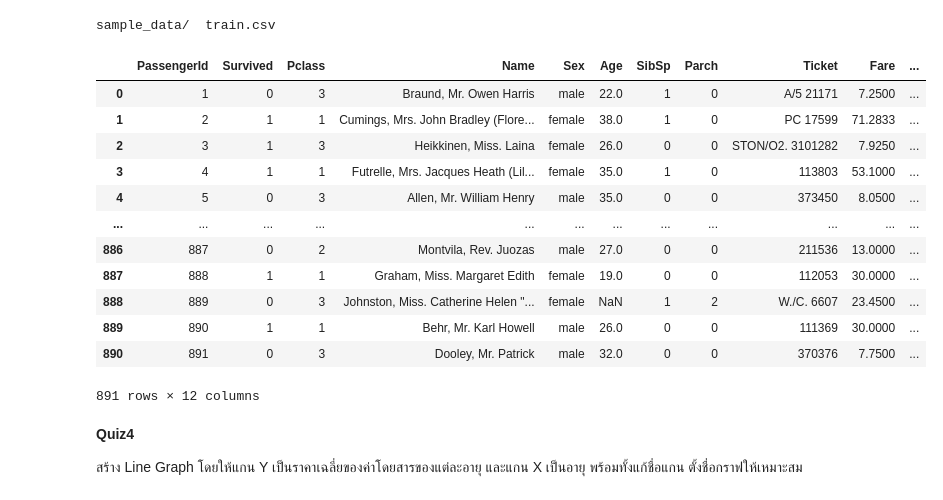
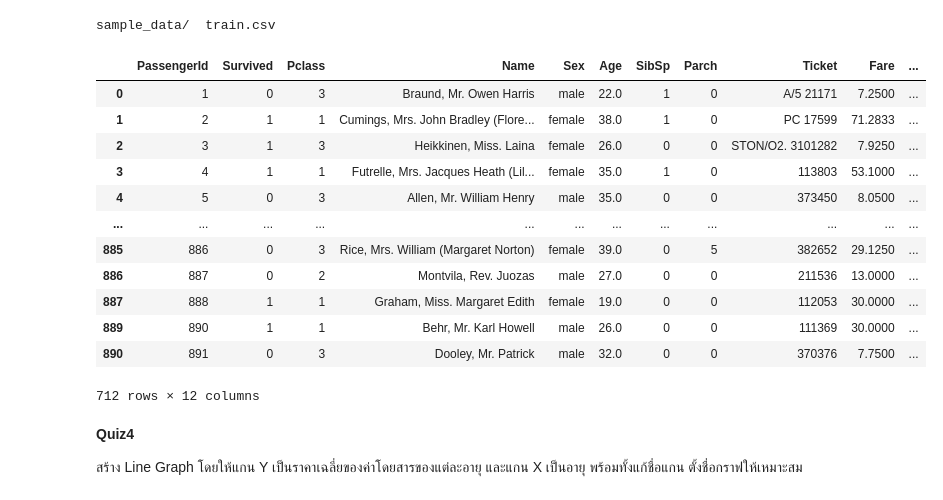
Before and after one commit to deen666/Homework_DataCamp2, a Jupyter notebook: Plotly/Plotly.ipynb, the cells around one changed output. Saved outputs shown, nothing was run; the diff lists cells and outputs as text; code cells hidden in the pictures.

```diff
--- a/Plotly/Plotly.ipynb
+++ b/Plotly/Plotly.ipynb
@@ -111,23 +111,23 @@ ls
 # %% [output]
 sample_data/  train.csv
 # %%
-df = pd.read_csv('train.csv')
-df.dropna(subset = ['Pclass', 'Sex', 'Age', 'Embarked', 'Fare', 'SibSp'])
-df
+titanic = pd.read_csv('train.csv')
+titanic.dropna(subset = ['Pclass', 'Sex', 'Age', 'Embarked', 'Fare', 'SibSp'], inplace = True)
+titanic
 # %% [output]
 |  | PassengerId | Survived | Pclass | Name | Sex | Age | SibSp | Parch | Ticket | Fare | ... |
 | 0 | 1 | 0 | 3 | Braund, Mr. Owen Harris | male | 22.0 | 1 | 0 | A/5 21171 | 7.2500 | ... |
 | 1 | 2 | 1 | 1 | Cumings, Mrs. John Bradley (Flore... | female | 38.0 | 1 | 0 | PC 17599 | 71.2833 | ... |
 | 2 | 3 | 1 | 3 | Heikkinen, Miss. Laina | female | 26.0 | 0 | 0 | STON/O2. 3101282 | 7.9250 | ... |
 | 3 | 4 | 1 | 1 | Futrelle, Mrs. Jacques Heath (Lil... | female | 35.0 | 1 | 0 | 113803 | 53.1000 | ... |
 | 4 | 5 | 0 | 3 | Allen, Mr. William Henry | male | 35.0 | 0 | 0 | 373450 | 8.0500 | ... |
 | ... | ... | ... | ... | ... | ... | ... | ... | ... | ... | ... | ... |
+| 885 | 886 | 0 | 3 | Rice, Mrs. William (Margaret Norton) | female | 39.0 | 0 | 5 | 382652 | 29.1250 | ... |
 | 886 | 887 | 0 | 2 | Montvila, Rev. Juozas | male | 27.0 | 0 | 0 | 211536 | 13.0000 | ... |
 | 887 | 888 | 1 | 1 | Graham, Miss. Margaret Edith | female | 19.0 | 0 | 0 | 112053 | 30.0000 | ... |
-| 888 | 889 | 0 | 3 | Johnston, Miss. Catherine Helen "... | female | NaN | 1 | 2 | W./C. 6607 | 23.4500 | ... |
 | 889 | 890 | 1 | 1 | Behr, Mr. Karl Howell | male | 26.0 | 0 | 0 | 111369 | 30.0000 | ... |
 | 890 | 891 | 0 | 3 | Dooley, Mr. Patrick | male | 32.0 | 0 | 0 | 370376 | 7.7500 | ... |
-891 rows × 12 columns
+712 rows × 12 columns
 # %% [markdown]
 **Quiz4**
 
```
Also changed, not shown: parts of 14 cells of this notebook.
